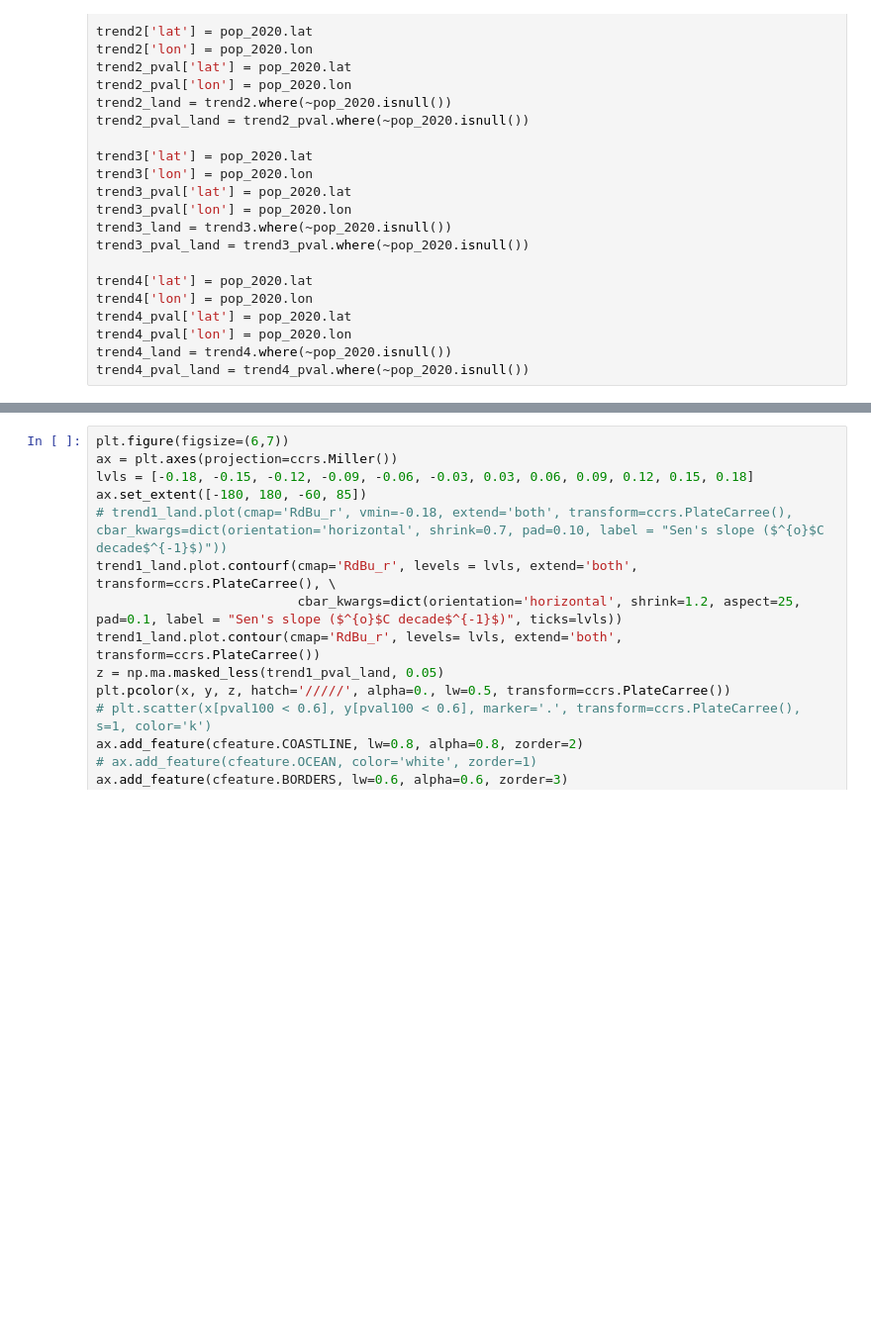
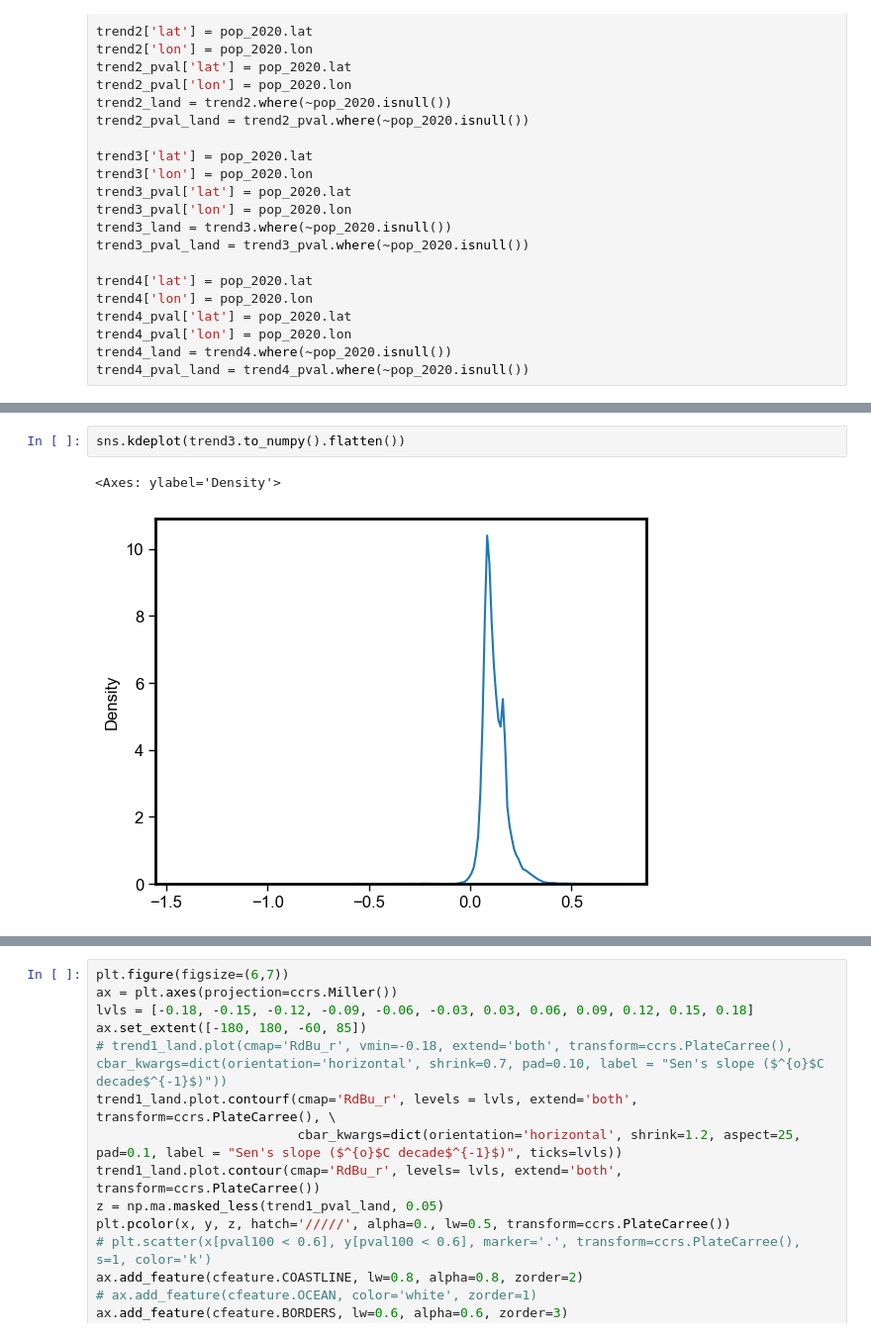
Before and after one commit to adisen99/reg_temp_accl, a Jupyter notebook: 01_global_trends.ipynb, the cells around one changed output, grey strips where cells are left out. Shown: that part at 99% size. Cells and saved outputs as stored; diff of their text form; blank space fills up the shorter version.

```diff
--- a/01_global_trends.ipynb
+++ b/01_global_trends.ipynb
@@ -272,2 +279,7 @@ trend4_pval_land = trend4_pval.where(~pop_2020.isnull())
+# %%
+sns.kdeplot(trend3.to_numpy().flatten())
+# %% [output]
+<Axes: ylabel='Density'>
+[figure, added]
 # %%
 x, y = np.meshgrid(best_smooth.lon, best_smooth.lat)
```
Also changed, not shown: parts of 3 cells of this notebook, 1 other file.
